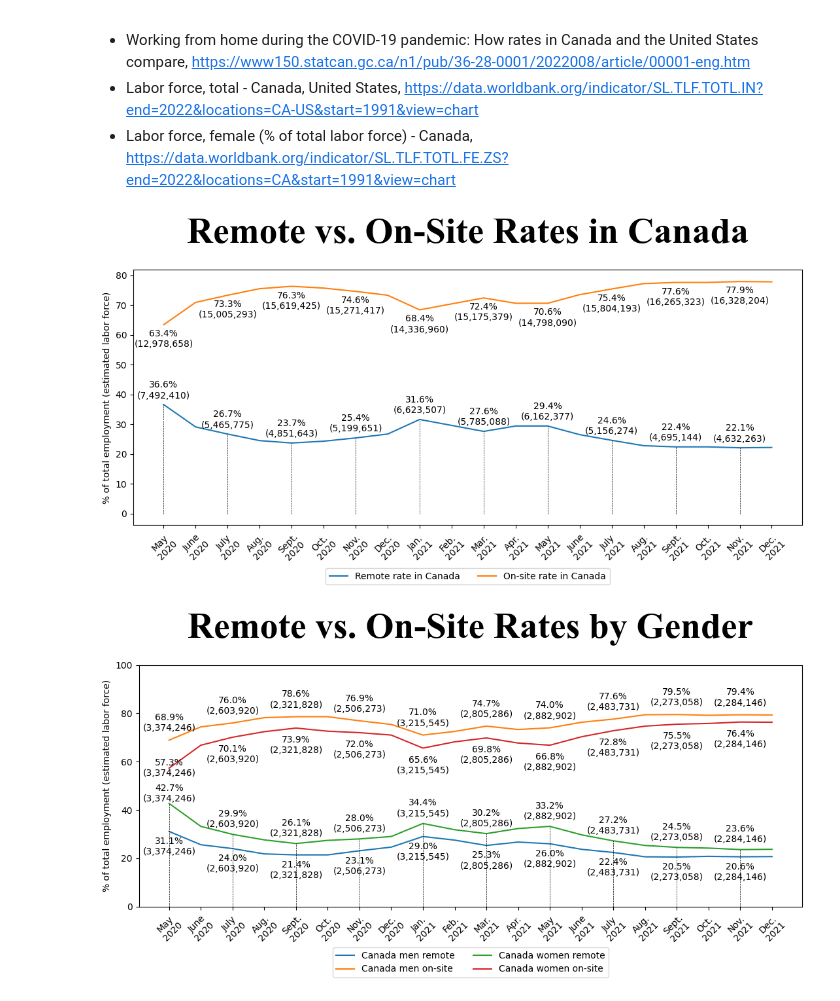
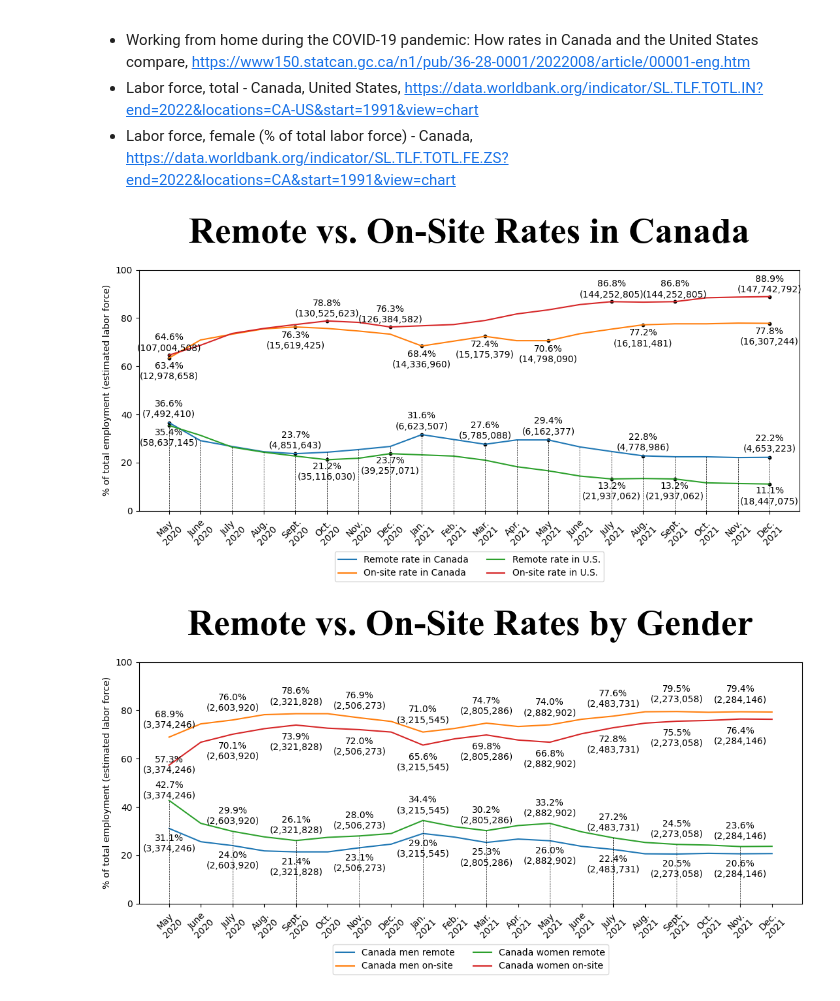
Before and after one commit to Gyxox/graphs-of-working-from-home-during-the-COVID-19-pandemic-statistics-canada, a Jupyter notebook: plot.ipynb, the cells around one changed output. Drawn from its saved outputs; the diff is of its cells as text; code cells hidden in the pictures.

Commit message:
update first graph

```diff
--- a/plot.ipynb
+++ b/plot.ipynb
@@ -30,53 +30,61 @@ df = pd.read_csv('data/percentage-of-employees-working-from-home-canada-and-us.c
 
 # Convert 'Year' and 'Month' columns to 'AbbrMonth-Year' column
 df['Month'] = df['Month'].map(str) + '\n' + df['Year'].map(str)
 
-# list keys in the df
-# print(df.keys())
-
-# list the first 5 rows in the df
-# print(df.head())
-
 # Calculate on-site rate
 df['On-Site-Canada'] = 100 - df['Canada']
 df['On-Site-US'] = 100 - df['United States']
 
 # Plotting
 plt.figure(figsize=(11, 6))
 plt.plot(df['Month'], df['Canada'], label='Remote rate in Canada')
-# plt.plot(df['Month'], df['United States'], label='Work-from-home rate in United States')
 plt.plot(df['Month'], df['On-Site-Canada'], label='On-site rate in Canada')
-# plt.plot(df['Month'], df['On-Site-US'], label='On-site rate in United States')
+
+plt.plot(df['Month'], df['United States'], label='Remote rate in U.S.')
+plt.plot(df['Month'], df['On-Site-US'], label='On-site rate in U.S.')
 
 # Adding text labels
+sample_ca = [0, 4, 8, 19, 10, 12, 15]
+sample_us = [0, 5, 19, 7, 14, 16]
 for index, row in df.iterrows():
-	if index % 2 == 0:
-		if row['Year'] == 2020:
-			appr_ca = int(row['Canada'] * labor_force_total_ca_2020 / 100)
-			appr_ca_onsite = labor_force_total_ca_2020 - appr_ca
-			# appr_us = int(row['United States'] * labor_force_total_us_2020 / 100)
-		elif row['Year'] == 2021:
-			appr_ca = int(row['Canada'] * labor_force_total_ca_2021 / 100)
-			appr_ca_onsite = labor_force_total_ca_2021 - appr_ca
-			# appr_us = int(row['United States'] * labor_force_total_us_2021 / 100)
+	if row['Year'] == 2020:
+		appr_ca = int(row['Canada'] * labor_force_total_ca_2020 / 100)
+		appr_ca_onsite = labor_force_total_ca_2020 - appr_ca
+		appr_us = int(row['United States'] * labor_force_total_us_2020 / 100)
+		appr_us_onsite = labor_force_total_us_2020 - appr_us
+	elif row['Year'] == 2021:
+		appr_ca = int(row['Canada'] * labor_force_total_ca_2021 / 100)
+		appr_ca_onsite = labor_force_total_ca_2021 - appr_ca
+		appr_us = int(row['United States'] * labor_force_total_us_2021 / 100)
+		appr_us_onsite = labor_force_total_us_2021 - appr_us
+	if index in sample_ca:
 		plt.text(row['Month'], row['Canada'] + 1.5, f"{row['Canada']:.1f}%\n({num_to_str(appr_ca)})", ha='center', va='bottom')
-		# plot a dash line vertically from the point to the x-axis
-		plt.plot([row['Month'], row['Month']], [0, row['Canada']], 'k--', lw=0.5)
+		plt.scatter(row['Month'], row['Canada'], s=10, c='black')
 		# on-site
 		plt.text(row['Month'], row['On-Site-Canada'] - 1.5, f"{row['On-Site-Canada']:.1f}%\n({num_to_str(appr_ca_onsite)})", ha='center', va='top')
+		plt.scatter(row['Month'], row['On-Site-Canada'], s=10, c='black')
+	if index in sample_us:
+		plt.text(row['Month'], row['United States'] - 1, f"{row['United States']:.1f}%\n({num_to_str(appr_us)})", ha='center', va='top')
+		plt.scatter(row['Month'], row['United States'], s=10, c='black')
+		# on-site
+		plt.text(row['Month'], row['On-Site-US'] + 1, f"{row['On-Site-US']:.1f}%\n({num_to_str(appr_us_onsite)})", ha='center', va='bottom')
+		plt.scatter(row['Month'], row['On-Site-US'], s=10, c='black')
+	# plot a dash line vertically from the point to the x-axis
+	plt.plot([row['Month'], row['Month']], [0, row['Canada']], 'k--', lw=0.5)
 
 # add title with font size 40, bold, New Times Roman, add 10px margin to the bottom
 plt.title('Remote vs. On-Site Rates in Canada', fontsize=40, fontweight='bold', fontname='Times New Roman', pad=30)
 plt.xlabel('')
 plt.ylabel('% of total employment (estimated labor force)')
 # plot the legend under the graph
 plt.legend(loc='upper center', bbox_to_anchor=(0.5, -0.15), ncol=2)
 # plt.grid(True)
 plt.xticks(rotation=45)
 plt.tight_layout()
+plt.ylim(0, 100)
 plt.show()
 # %% [output]
-[figure, old version]
+[figure, new version]
 # %%
 import pandas as pd
 import matplotlib.pyplot as plt
```
